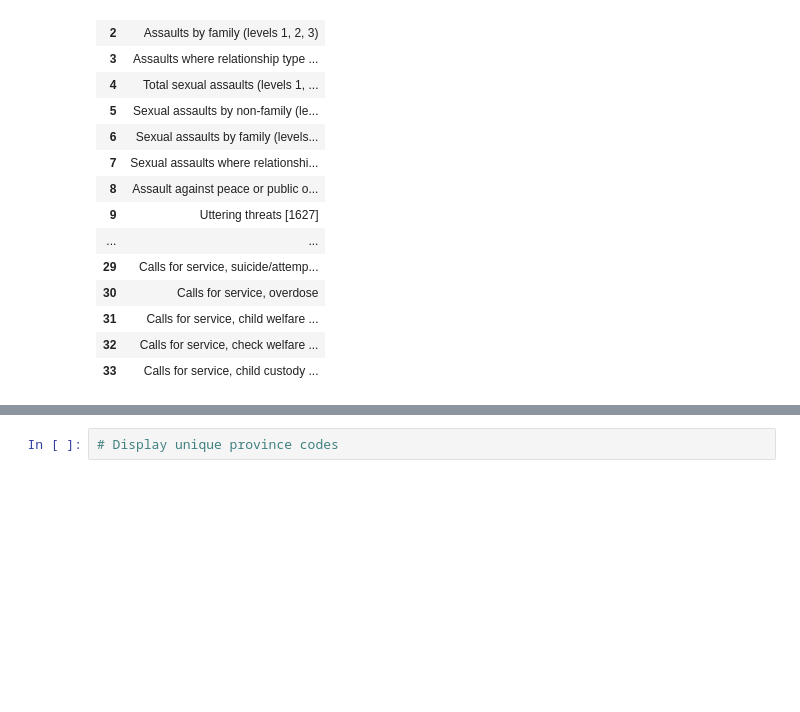
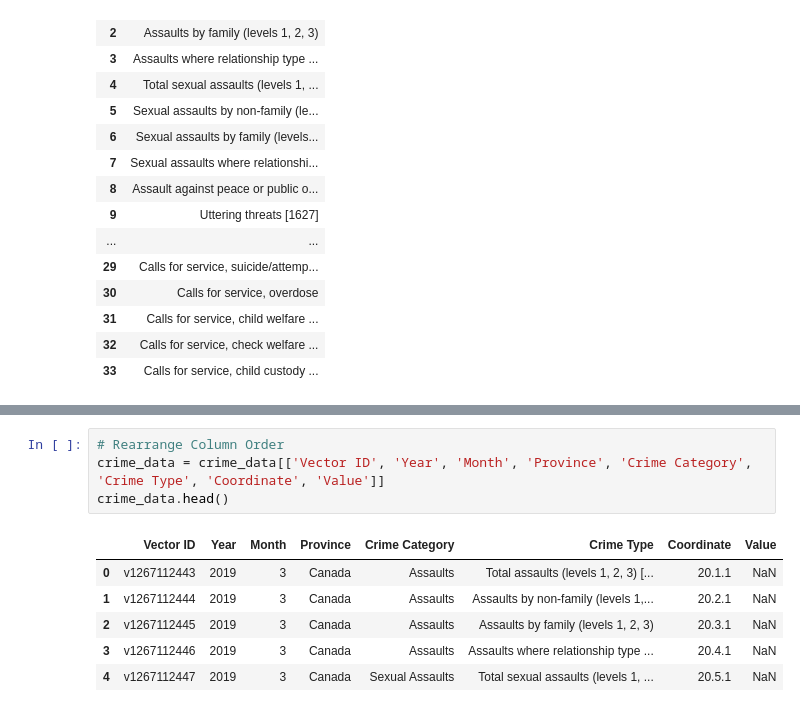
Before and after one commit to qudsia99/Project3-group4, a Jupyter notebook: covid_crime_data copy.ipynb, the cells around one changed output, grey strips where cells are left out. Drawn from its saved outputs; the diff is of its cells as text; blank space fills up the shorter version.

```diff
--- a/covid_crime_data.ipynb
+++ b/covid_crime_data copy.ipynb
@@ -199,2 +197,11 @@ crime_data.head()
-# %%
-# Display unique province codes
+# %%
+# Rearrange Column Order
+crime_data = crime_data[['Vector ID', 'Year', 'Month', 'Province', 'Crime Category', 'Crime Type', 'Coordinate', 'Value']]
+crime_data.head()
+# %% [output]
+|  | Vector ID | Year | Month | Province | Crime Category | Crime Type | Coordinate | Value |
+| 0 | v1267112443 | 2019 | 3 | Canada | Assaults | Total assaults (levels 1, 2, 3) [... | 20.1.1 | NaN |
+| 1 | v1267112444 | 2019 | 3 | Canada | Assaults | Assaults by non-family (levels 1,... | 20.2.1 | NaN |
+| 2 | v1267112445 | 2019 | 3 | Canada | Assaults | Assaults by family (levels 1, 2, 3) | 20.3.1 | NaN |
+| 3 | v1267112446 | 2019 | 3 | Canada | Assaults | Assaults where relationship type ... | 20.4.1 | NaN |
+| 4 | v1267112447 | 2019 | 3 | Canada | Sexual Assaults | Total sexual assaults (levels 1, ... | 20.5.1 | NaN |
```
Also changed, not shown: parts of 9 cells of this notebook.
